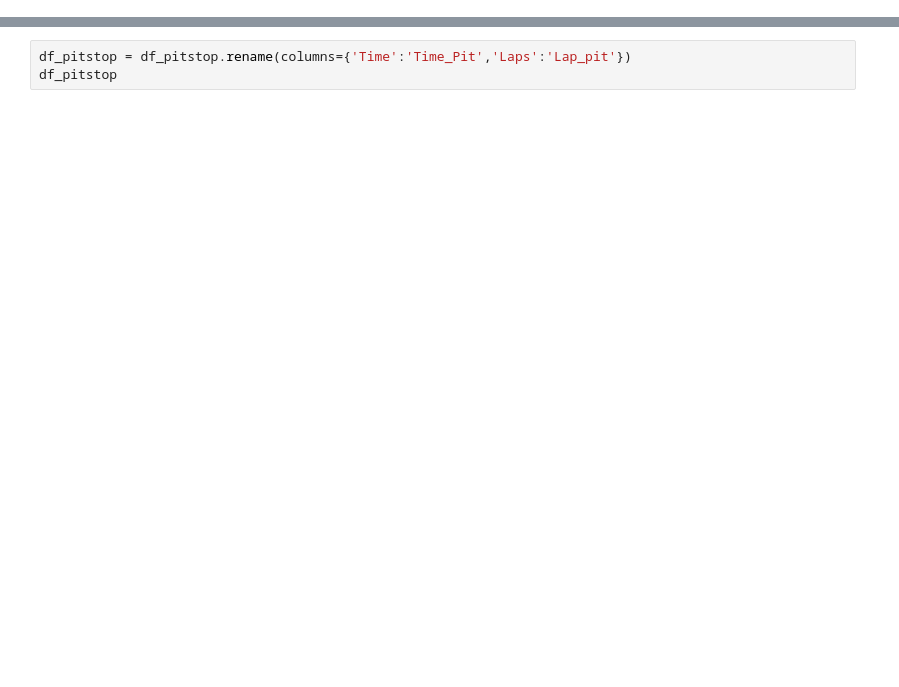
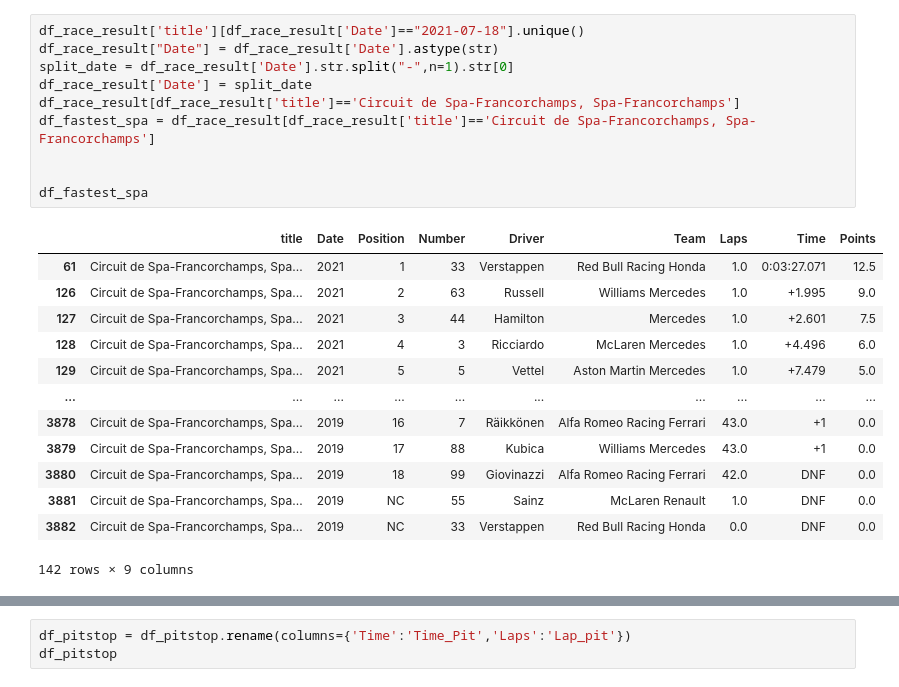
Before and after one commit to DukeAsk1/Fullstack-Formula1, a Jupyter notebook: Projet/mongo.ipynb, the cells around one changed output, grey strips where cells are left out. Cells and saved outputs as stored; diff of their text form; blank space fills up the shorter version.

```diff
--- a/Projet/mongo.ipynb
+++ b/Projet/mongo.ipynb
@@ -77,0 +91,24 @@ df_fastest
+# %%
+df_race_result['title'][df_race_result['Date']=="2021-07-18"].unique()
+df_race_result["Date"] = df_race_result['Date'].astype(str)
+split_date = df_race_result['Date'].str.split("-",n=1).str[0]
+df_race_result['Date'] = split_date
+df_race_result[df_race_result['title']=='Circuit de Spa-Francorchamps, Spa-Francorchamps']
+df_fastest_spa = df_race_result[df_race_result['title']=='Circuit de Spa-Francorchamps, Spa-Francorchamps']
+
+
+df_fastest_spa
+# %% [output]
+|  | title | Date | Position | Number | Driver | Team | Laps | Time | Points |
+| 61 | Circuit de Spa-Francorchamps, Spa... | 2021 | 1 | 33 | Verstappen | Red Bull Racing Honda | 1.0 | 0:03:27.071 | 12.5 |
+| 126 | Circuit de Spa-Francorchamps, Spa... | 2021 | 2 | 63 | Russell | Williams Mercedes | 1.0 | +1.995 | 9.0 |
+| 127 | Circuit de Spa-Francorchamps, Spa... | 2021 | 3 | 44 | Hamilton | Mercedes | 1.0 | +2.601 | 7.5 |
+| 128 | Circuit de Spa-Francorchamps, Spa... | 2021 | 4 | 3 | Ricciardo | McLaren Mercedes | 1.0 | +4.496 | 6.0 |
+| 129 | Circuit de Spa-Francorchamps, Spa... | 2021 | 5 | 5 | Vettel | Aston Martin Mercedes | 1.0 | +7.479 | 5.0 |
+| ... | ... | ... | ... | ... | ... | ... | ... | ... | ... |
+| 3878 | Circuit de Spa-Francorchamps, Spa... | 2019 | 16 | 7 | Räikkönen | Alfa Romeo Racing Ferrari | 43.0 | +1 | 0.0 |
+| 3879 | Circuit de Spa-Francorchamps, Spa... | 2019 | 17 | 88 | Kubica | Williams Mercedes | 43.0 | +1 | 0.0 |
+| 3880 | Circuit de Spa-Francorchamps, Spa... | 2019 | 18 | 99 | Giovinazzi | Alfa Romeo Racing Ferrari | 42.0 | DNF | 0.0 |
+| 3881 | Circuit de Spa-Francorchamps, Spa... | 2019 | NC | 55 | Sainz | McLaren Renault | 1.0 | DNF | 0.0 |
+| 3882 | Circuit de Spa-Francorchamps, Spa... | 2019 | NC | 33 | Verstappen | Red Bull Racing Honda | 0.0 | DNF | 0.0 |
+142 rows × 9 columns
```
Also changed, not shown: parts of 13 cells of this notebook, 17 other files.
